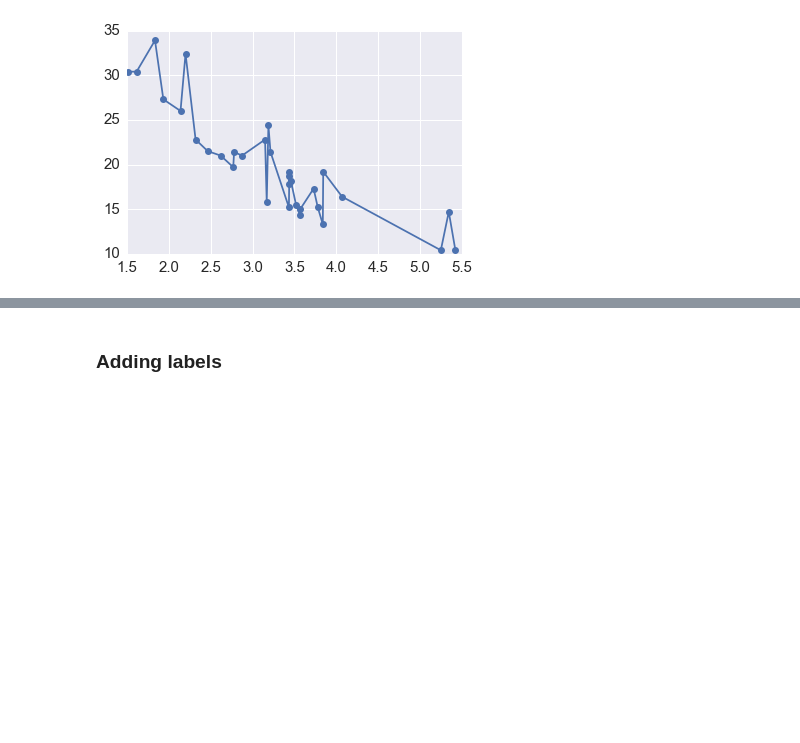
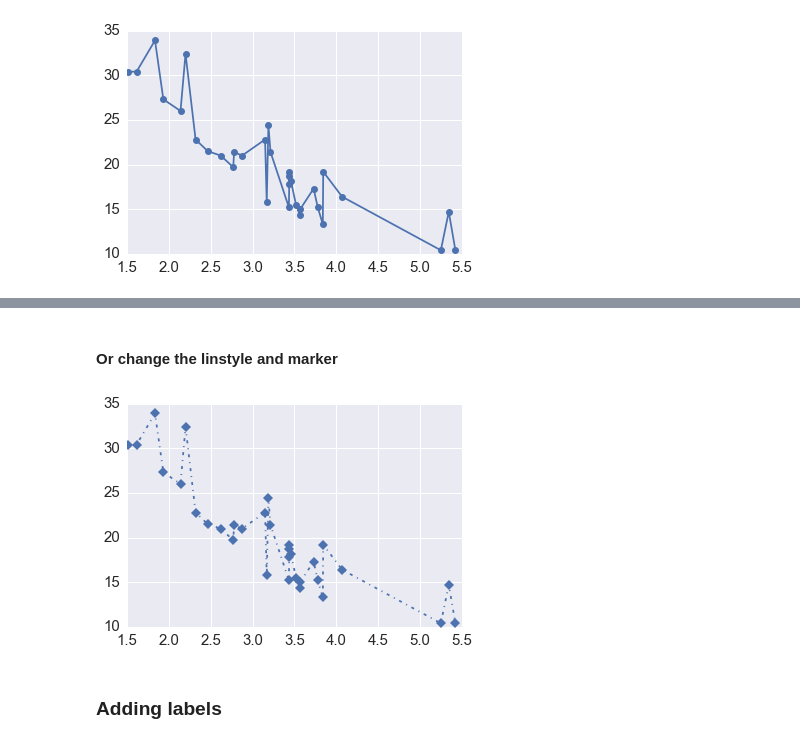
Before and after one commit to cliburn/cfar-data-workshop-2016, a Jupyter notebook: Customizing_Plots.ipynb, the cells around one changed output, grey strips where cells are left out. Saved outputs shown, nothing was run; the diff lists cells and outputs as text; code cells hidden in the pictures; blank space fills up the shorter version.

```diff
--- a/Customizing_Plots.ipynb
+++ b/Customizing_Plots.ipynb
@@ -32,3 +62,10 @@ pass
+# %% [markdown]
+#### Or change the linstyle and marker
+# %%
+plt.plot('wt', 'mpg', linestyle = '-.', marker='D', data = df.sort_values('wt'))
+pass
+# %% [output]
+[figure, added]
 # %% [markdown]
 ### Adding labels
 # %%
```
Also changed, not shown: parts of 15 cells of this notebook.
